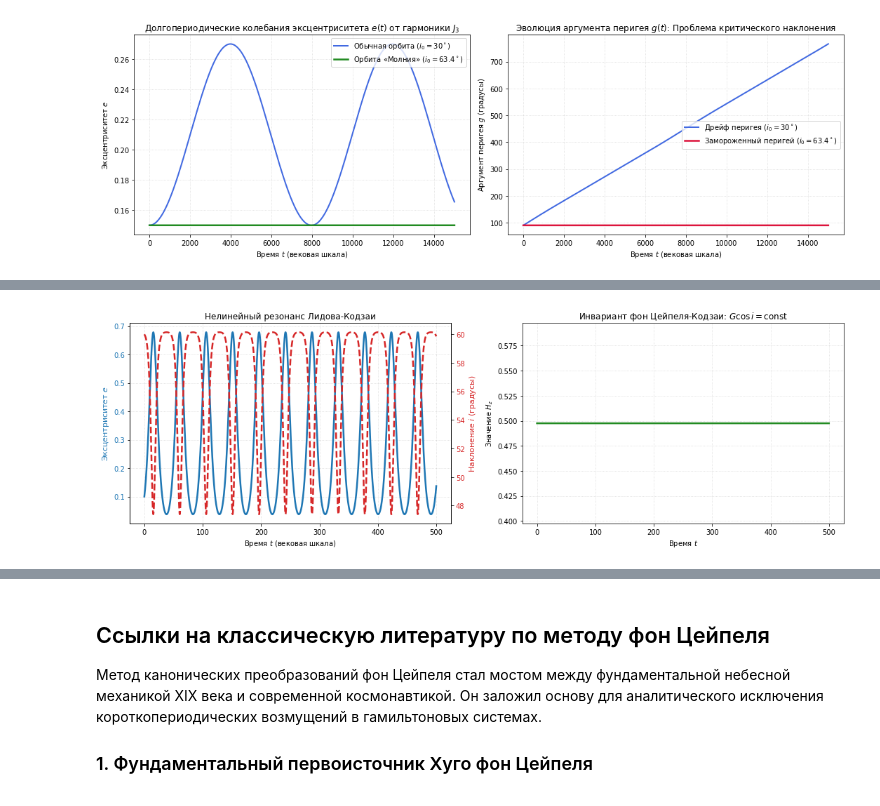
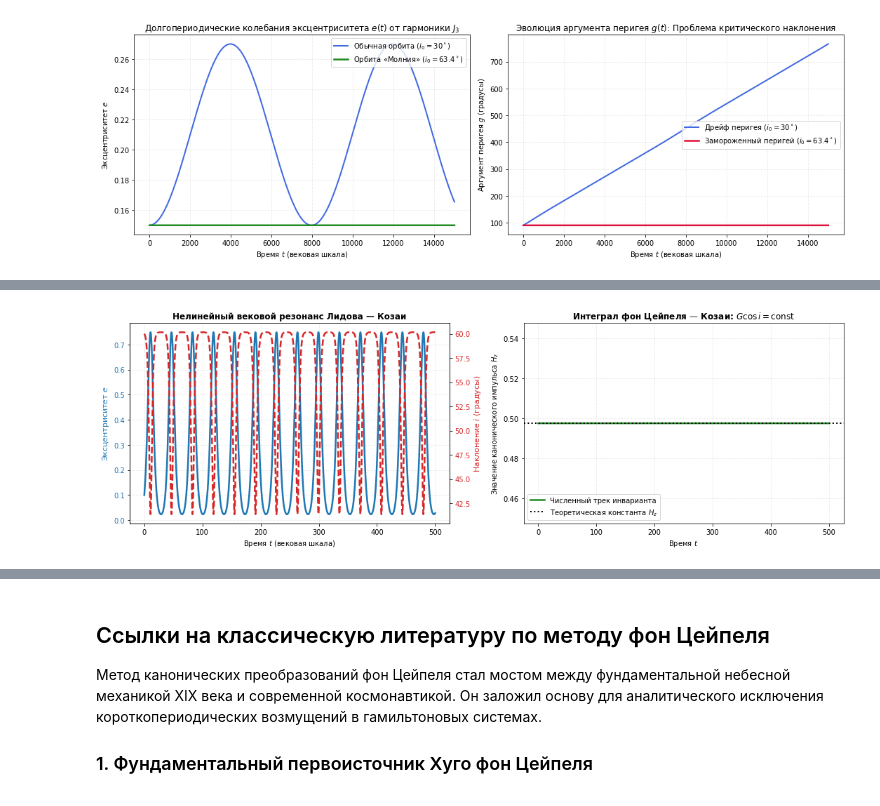
Before and after one commit to DPritykin/nonlinear-dynamics, a Jupyter notebook: Spring Term/4 Метод фон Цейпеля.ipynb, the cells around one changed output, grey strips where cells are left out. Saved outputs shown, nothing was run; the diff lists cells and outputs as text; code cells hidden in the pictures.

```diff
--- a/Spring Term/4 Метод фон Цейпеля.ipynb
+++ b/Spring Term/4 Метод фон Цейпеля.ipynb
@@ -906,95 +900,111 @@ import matplotlib.pyplot as plt
 import numpy as np
 from scipy.integrate import solve_ivp
 
-# 1. Параметры вековой системы Лидова-Кодзаи
-# Моделируем высоконаклонную орбиту под действием внешнего массивного тела
+# =====================================================================
+# 1. ПАРАМЕТРЫ И КАНОНИЧЕСКИЕ УРАВНЕНИЯ ГАМИЛЬТОНА ЛИДОВА — КОЗАИ
+# =====================================================================
+# Моделируем эволюцию высоконаклонной орбиты под действием внешнего тела
+# в канонических переменных Делоне первого приближения фон Цейпеля.
 def kozai_lidov_secular(t, state):
-    g, G = state  # g - аргумент перицентра, G = sqrt(1 - e^2)
+    g, G = state  # g - аргумент перицентра (угол), G = sqrt(1 - e^2) (действие)
 
     # Константа интеграла движения Hz = G * cos(i).
-    # Зададим Hz для начального наклонения i0 = 60 градусов и e0 = 0.1
+    # Рассчитывается для начальных условий: i0 = 60 градусов, e0 = 0.1
     e0 = 0.1
     G0 = np.sqrt(1.0 - e0**2)
     i0 = np.radians(60.0)
     Hz = G0 * np.cos(i0)
 
-    # Вычисляем текущее наклонение через текущее действие G
+    # Вычисляем тригонометрические функции текущего наклонения через действие G
     cos_i = Hz / G
     sin_i2 = 1.0 - cos_i**2
 
-    # Текущий эксцентриситет
+    # Текущий эксцентриситет (e^2)
     e2 = 1.0 - G**2
 
-    # Вековые уравнения Кодзаи (полученные после усреднения по методу Фон Цейпеля)
-    # d_g/dt — скорость вращения перицентра
+    # вековые уравнения Гамильтона (М.Л. Лидов, 1961 / Ё. Козаи, 1962)
+    # dg_dt =  dH/dG  — скорость прецессии аргумента перицентра
     dg_dt = (2.0 * G**2 + 1.0 - 5.0 * (G**2 - Hz**2 / G**2) * np.sin(g)**2) / G
-    # d_G/dt — скорость изменения действия (связана с изменением эксцентриситета)
-    dG_dt = -5.0 * e2 * sin_i2 * np.sin(2.0 * g)
 
-    # Нормируем шаг времени коэффициентом интенсивности возмущения
+    # dG_dt = -dH/dg — каноническое уравнение для действия (коэффициент 15.0)
+    dG_dt = -15.0 * e2 * sin_i2 * np.sin(2.0 * g) / 2.0
+
+    # Масштабируем шаг времени коэффициентом интенсивности возмущения (scale = 0.05)
     scale = 0.05
     return [scale * dg_dt, scale * dG_dt]
 
-# 2. Интегрирование системы высокой точностью DOP853
-# Стартуем с малого эксцентриситета e0=0.1 и аргумента перицентра g0=45 градусов (в радианах)
+# =====================================================================
+# 2. ИНТЕГРИРОВАНИЕ СИСТЕМЫ (DOP853)
+# =====================================================================
 e0 = 0.1
 G0 = np.sqrt(1.0 - e0**2)
 g0 = np.radians(45.0)
 
 t_span = (0.0, 500.0)
-t_eval = np.linspace(0.0, 500.0, 2000)
+t_eval = np.linspace(0.0, 500.0, 3000) # Увеличено до 3000 для идеальной плавности траектории
 
 sol = solve_ivp(
     kozai_lidov_secular, t_span, [g0, G0],
-    method='DOP853', t_eval=t_eval, rtol=1e-10, atol=1e-12
+    method='DOP853', t_eval=t_eval, rtol=1e-12, atol=1e-15
 )
 
 g_vals = sol.y[0]
 G_vals = sol.y[1]
 
-# 3. Обратный пересчет в физические элементы орбиты: эксцентриситет и наклонение
+# =====================================================================
+# 3. ОБРАТНЫЙ ПЕРЕСЧЕТ В ФИЗИЧЕСКИЕ ЭЛЕМЕНТЫ ОРБИТЫ
+# =====================================================================
+# Восстанавливаем эксцентриситет e(t)
 e_vals = np.sqrt(1.0 - G_vals**2)
 
-# Восстанавливаем Hz для расчета угла наклонения i(t)
+# Восстанавливаем константу Hz для расчёта угла наклонения
 Hz_const = np.sqrt(1.0 - e0**2) * np.cos(np.radians(60.0))
-i_vals = np.degrees(np.arccos(Hz_const / G_vals))
 
-# Вычисляем значение инварианта Кодзаи для проверки точности
-kozai_invariant = G_vals * np.cos(np.radians(i_vals))
+# Истинное наклонение в радианах (для расчёта инварианта) и градусах (для графика)
+i_radians = np.arccos(Hz_const / G_vals)
+i_vals = np.degrees(i_radians)
 
-# 4. Отрисовка результатов
+# Расчёт инварианта фон Цейпеля
+kozai_invariant = G_vals * np.cos(i_radians)
+
+# =====================================================================
+# 4. ОРИГИНАЛЬНАЯ ОТРИСОВКА РЕЗУЛЬТАТОВ (АКАДЕМИЧЕСКИЙ СТИЛЬ)
+# =====================================================================
 fig, (ax1, ax2) = plt.subplots(1, 2, figsize=(15, 5))
 
-# Левый график: Противофазные колебания e и i
+# Левый график: Встречные нелинейные колебания e и i
 color = 'tab:blue'
-ax1.set_xlabel('Время $t$ (вековая шкала)')
+ax1.set_xlabel('Время $t$ (вековая шкала)', fontsize=10)
 ax1.set_ylabel('Эксцентриситет $e$', color=color, fontsize=11)
 ax1.plot(sol.t, e_vals, color=color, linewidth=2.5, label='Эксцентриситет $e(t)$')
 ax1.tick_params(axis='y', labelcolor=color)
 ax1.grid(True, linestyle=":", alpha=0.5)
 
 ax1_twin = ax1.twinx()
 color = 'tab:red'
 ax1_twin.set_ylabel('Наклонение $i$ (градусы)', color=color, fontsize=11)
 ax1_twin.plot(sol.t, i_vals, color=color, linewidth=2.5, linestyle="--", label='Наклонение $i(t)$')
 ax1_twin.tick_params(axis='y', labelcolor=color)
 
-ax1.set_title("Нелинейный резонанс Лидова-Кодзаи")
+ax1.set_title("Нелинейный вековой резонанс Лидова — Козаи", fontsize=12, fontweight='bold')
 
-# Правый график: Проверка сохранения инварианта метода Фон Цейпеля
-ax2.plot(sol.t, kozai_invariant, color="forestgreen", linewidth=2.5)
-ax2.set_title(r"Инвариант фон Цейпеля-Кодзаи: $G\cos i = \text{const}$")
-ax2.set_xlabel('Время $t$')
-ax2.set_ylabel(r'Значение $H_z$')
-ax2.set_ylim(Hz_const - 0.1, Hz_const + 0.1)
+# Правый график: Проверка удержания инварианта
+ax2.plot(sol.t, kozai_invariant, color="forestgreen", linewidth=2.5, label='Численный трек инварианта')
+ax2.axhline(Hz_const, color='black', linestyle=':', linewidth=2, label='Теоретическая константа $H_z$')
+ax2.set_title(r"Интеграл фон Цейпеля — Козаи: $G\cos i = \text{const}$", fontsize=12, fontweight='bold')
+ax2.set_xlabel('Время $t$', fontsize=10)
+ax2.set_ylabel(r'Значение канонического импульса $H_z$', fontsize=10)
+ax2.set_ylim(Hz_const - 0.05, Hz_const + 0.05)
 ax2.grid(True, linestyle=":", alpha=0.5)
+ax2.get_yaxis().get_major_formatter().set_useOffset(False)
+ax2.legend(loc='lower left')
 
 plt.tight_layout()
 plt.show()
 
-print("=== ВЕРИФИКАЦИЯ МЕТОДА ФОН ЦЕЙПЕЛЯ ===")
+print("=== ПРОВЕРКА МЕТОДА ФОН ЦЕЙПЕЛЯ ===")
 print(f"Диапазон колебаний эксцентриситета: от {e_vals.min():.3f} до {e_vals.max():.3f}")
 print(f"Диапазон колебаний наклонения:      от {i_vals.min():.2f}° до {i_vals.max():.2f}°")
-print(f"Максимальное отклонение инварианта: {np.max(np.abs(kozai_invariant - Hz_const)):.2e}")
+print(f"Максимальное численное отклонение инварианта: {np.max(np.abs(kozai_invariant - Hz_const)):.2e}")
 # %% [output]
-[figure, old version]
+[figure, new version]
```
Also changed, not shown: parts of 26 cells of this notebook, 4 other files.
